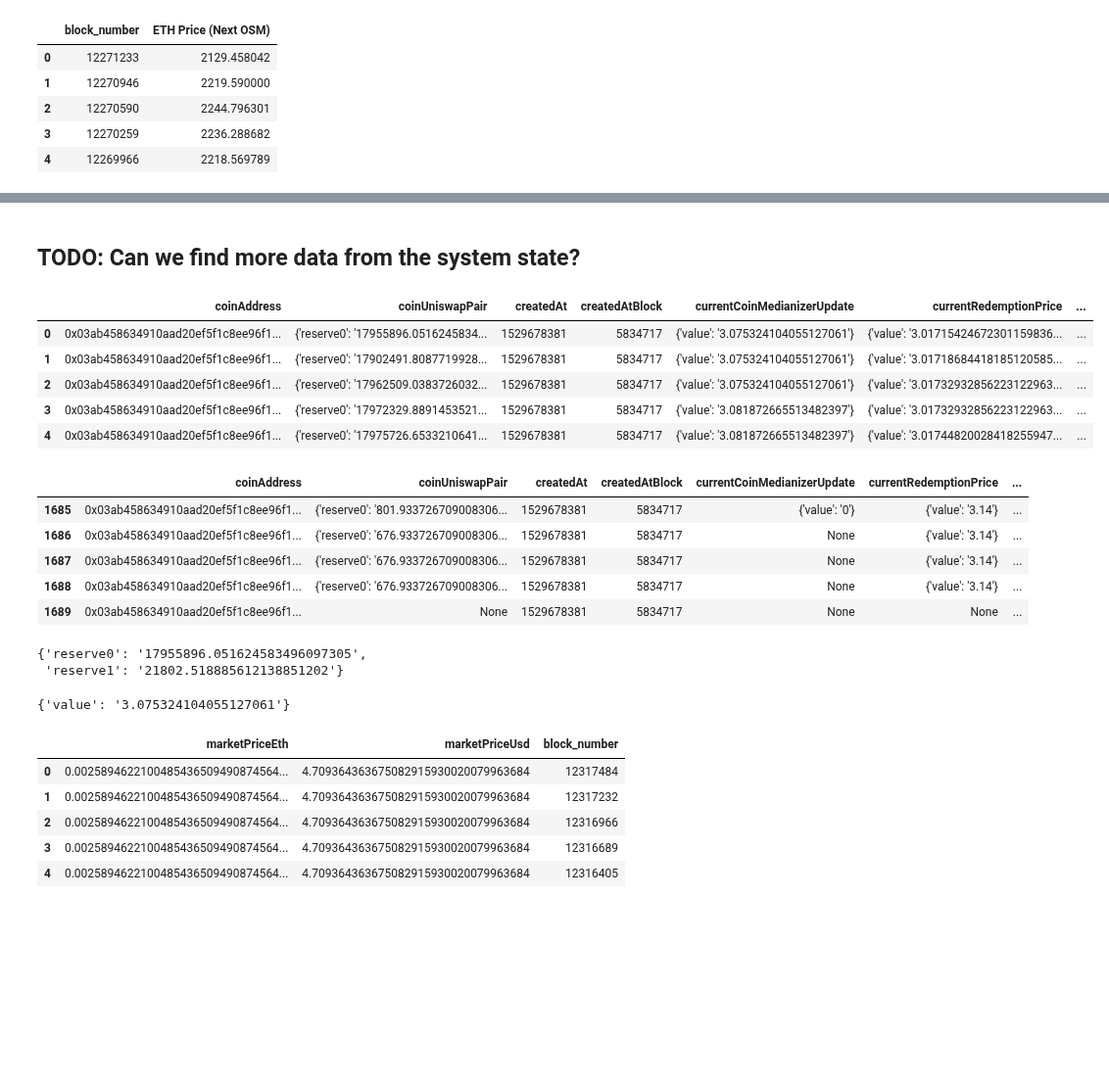
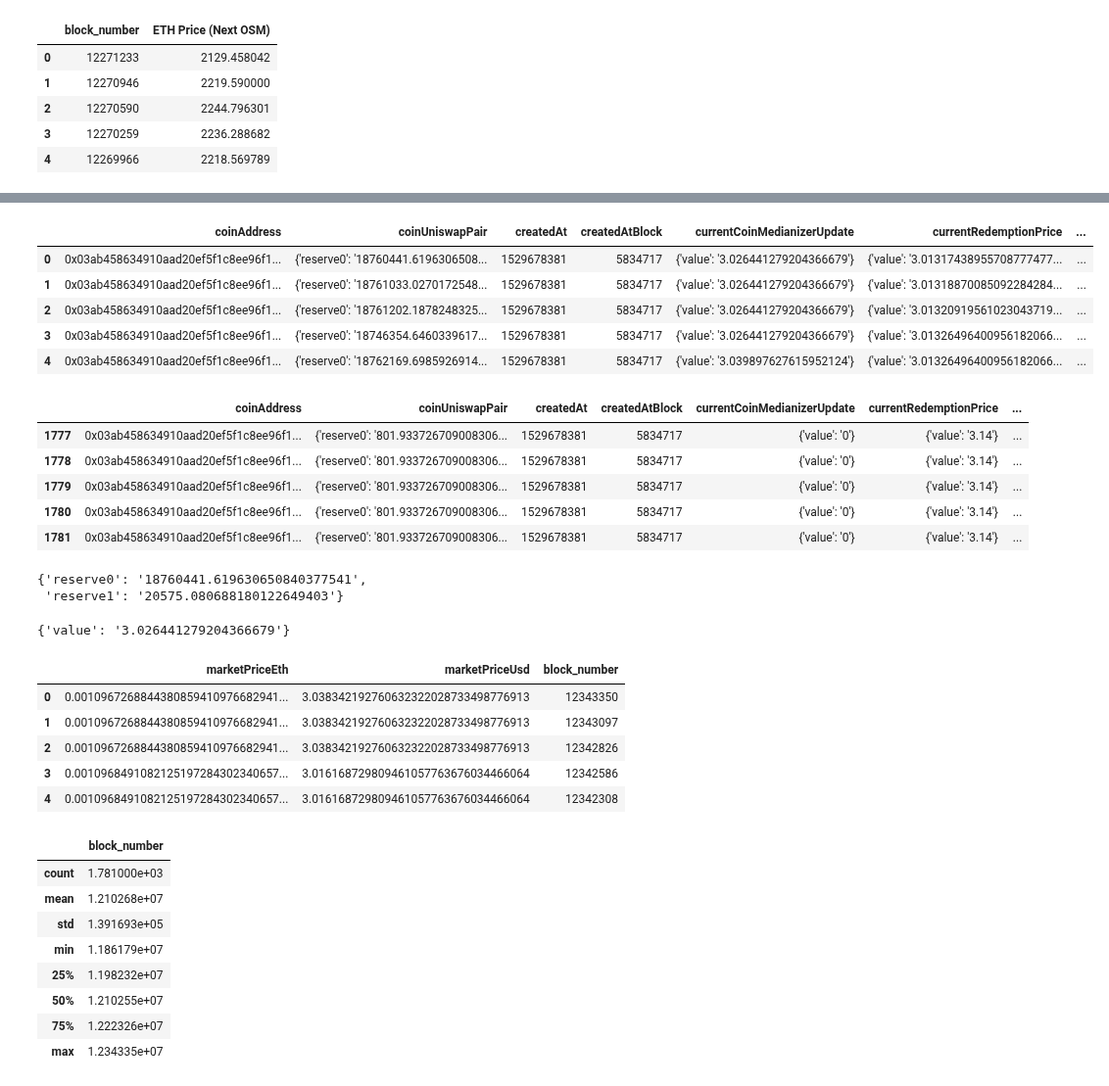
Before and after one commit to reflexer-labs/reflexer-digital-twin, a Jupyter notebook: data/data_acquisition.ipynb, the cells around one changed output, grey strips where cells are left out. Shown at 98% size. Cells and saved outputs as stored; diff of their text form; code cells hidden in the pictures; blank space fills up the shorter version.

```diff
--- a/data/data_acquisition.ipynb
+++ b/data/data_acquisition.ipynb
@@ -100,2 +101,0 @@ eth_price_OSM.head()
-# %% [markdown]
-## TODO: Can we find more data from the system state?
@@ -103,7 +141,7 @@ eth_price_OSM.head()
 blocknumbers = eth_price_OSM.block_number.values.tolist()
 
 state = []
-for i in blocknumbers:
+for i in blocknumbers[:-5]:
     query = '''
     {
       systemState(block: {number:%s},id:"current") {
@@ -121,54 +159,55 @@ for i in blocknumbers:
           createdAt
         }
         currentRedemptionPrice {
           value
         }
         erc20CoinTotalSupply
         globalDebt
         globalDebtCeiling
+        safeCount,
         totalActiveSafeCount
         coinAddress
         wethAddress
         systemSurplus
         debtAvailableToSettle
         lastPeriodicUpdate
         createdAt
         createdAtBlock
       }
     }
     ''' % i
     r = requests.post(url, json = {'query':query})
     s = json.loads(r.content)['data']['systemState']
     state.append(s)
 
 systemState = pd.DataFrame(state)
 
-systemState['block_number'] = blocknumbers
+systemState['block_number'] = blocknumbers[:-5]
 
 
 systemState.head()
 # %% [output]
 |  | coinAddress | coinUniswapPair | createdAt | createdAtBlock | currentCoinMedianizerUpdate | currentRedemptionPrice | ... |
-| 0 | 0x03ab458634910aad20ef5f1c8ee96f1... | {'reserve0': '17955896.0516245834... | 1529678381 | 5834717 | {'value': '3.075324104055127061'} | {'value': '3.01715424672301159836... | ... |
-| 1 | 0x03ab458634910aad20ef5f1c8ee96f1... | {'reserve0': '17902491.8087719928... | 1529678381 | 5834717 | {'value': '3.075324104055127061'} | {'value': '3.01718684418185120585... | ... |
-| 2 | 0x03ab458634910aad20ef5f1c8ee96f1... | {'reserve0': '17962509.0383726032... | 1529678381 | 5834717 | {'value': '3.075324104055127061'} | {'value': '3.01732932856223122963... | ... |
-| 3 | 0x03ab458634910aad20ef5f1c8ee96f1... | {'reserve0': '17972329.8891453521... | 1529678381 | 5834717 | {'value': '3.081872665513482397'} | {'value': '3.01732932856223122963... | ... |
-| 4 | 0x03ab458634910aad20ef5f1c8ee96f1... | {'reserve0': '17975726.6533210641... | 1529678381 | 5834717 | {'value': '3.081872665513482397'} | {'value': '3.01744820028418255947... | ... |
+| 0 | 0x03ab458634910aad20ef5f1c8ee96f1... | {'reserve0': '18760441.6196306508... | 1529678381 | 5834717 | {'value': '3.026441279204366679'} | {'value': '3.01317438955708777477... | ... |
+| 1 | 0x03ab458634910aad20ef5f1c8ee96f1... | {'reserve0': '18761033.0270172548... | 1529678381 | 5834717 | {'value': '3.026441279204366679'} | {'value': '3.01318870085092284284... | ... |
+| 2 | 0x03ab458634910aad20ef5f1c8ee96f1... | {'reserve0': '18761202.1878248325... | 1529678381 | 5834717 | {'value': '3.026441279204366679'} | {'value': '3.01320919561023043719... | ... |
+| 3 | 0x03ab458634910aad20ef5f1c8ee96f1... | {'reserve0': '18746354.6460339617... | 1529678381 | 5834717 | {'value': '3.026441279204366679'} | {'value': '3.01326496400956182066... | ... |
+| 4 | 0x03ab458634910aad20ef5f1c8ee96f1... | {'reserve0': '18762169.6985926914... | 1529678381 | 5834717 | {'value': '3.039897627615952124'} | {'value': '3.01326496400956182066... | ... |
 # %%
 systemState.tail()
 # %% [output]
 |  | coinAddress | coinUniswapPair | createdAt | createdAtBlock | currentCoinMedianizerUpdate | currentRedemptionPrice | ... |
-| 1685 | 0x03ab458634910aad20ef5f1c8ee96f1... | {'reserve0': '801.933726709008306... | 1529678381 | 5834717 | {'value': '0'} | {'value': '3.14'} | ... |
-| 1686 | 0x03ab458634910aad20ef5f1c8ee96f1... | {'reserve0': '676.933726709008306... | 1529678381 | 5834717 | None | {'value': '3.14'} | ... |
-| 1687 | 0x03ab458634910aad20ef5f1c8ee96f1... | {'reserve0': '676.933726709008306... | 1529678381 | 5834717 | None | {'value': '3.14'} | ... |
-| 1688 | 0x03ab458634910aad20ef5f1c8ee96f1... | {'reserve0': '676.933726709008306... | 1529678381 | 5834717 | None | {'value': '3.14'} | ... |
-| 1689 | 0x03ab458634910aad20ef5f1c8ee96f1... | None | 1529678381 | 5834717 | None | None | ... |
+| 1777 | 0x03ab458634910aad20ef5f1c8ee96f1... | {'reserve0': '801.933726709008306... | 1529678381 | 5834717 | {'value': '0'} | {'value': '3.14'} | ... |
+| 1778 | 0x03ab458634910aad20ef5f1c8ee96f1... | {'reserve0': '801.933726709008306... | 1529678381 | 5834717 | {'value': '0'} | {'value': '3.14'} | ... |
+| 1779 | 0x03ab458634910aad20ef5f1c8ee96f1... | {'reserve0': '801.933726709008306... | 1529678381 | 5834717 | {'value': '0'} | {'value': '3.14'} | ... |
+| 1780 | 0x03ab458634910aad20ef5f1c8ee96f1... | {'reserve0': '801.933726709008306... | 1529678381 | 5834717 | {'value': '0'} | {'value': '3.14'} | ... |
+| 1781 | 0x03ab458634910aad20ef5f1c8ee96f1... | {'reserve0': '801.933726709008306... | 1529678381 | 5834717 | {'value': '0'} | {'value': '3.14'} | ... |
 # %%
 systemState.coinUniswapPair.values[0]
 # %% [output]
-{'reserve0': '17955896.051624583496097305',
- 'reserve1': '21802.518885612138851202'}
+{'reserve0': '18760441.619630650840377541',
+ 'reserve1': '20575.080688180122649403'}
 # %%
 systemState.currentCoinMedianizerUpdate.values[0]
 # %% [output]
-{'value': '3.075324104055127061'}
+{'value': '3.026441279204366679'}
@@ -197,11 +233,14 @@ systemState = systemState[['debtAvailableToSettle','erc20CoinTotalSupply','globa
                            'RedemptionRateHourlyRate', 'RedemptionRateEightHourlyRate',
                         'RedemptionPrice', 'RAIInUniswapV2(RAI/ETH)']]
 # %%
+#       hourlyStats(block: {number:%s}) {
+
+
 hourly = []
-for i in blocknumbers[:-1]:
+for i in blocknumbers[1:-5]:
     query = '''
     {
-      hourlyStats(block: {number:%s}) {
+      hourlyStats(where: {blockNumber_gt: %s}) {
         marketPriceUsd # price of COIN in USD (uni pool price * ETH median price)
         marketPriceEth # Price of COIN in ETH (uni pool price)
       }
@@ -213,15 +252,27 @@ for i in blocknumbers[:-1]:
 
 hourlyStats = pd.DataFrame(hourly)
 
-hourlyStats['block_number'] = blocknumbers[:-1]
+hourlyStats['block_number'] = blocknumbers[1:-5]
 
 hourlyStats.head()
 # %% [output]
 |  | marketPriceEth | marketPriceUsd | block_number |
-| 0 | 0.0025894622100485436509490874564... | 4.709364363675082915930020079963684 | 12317484 |
-| 1 | 0.0025894622100485436509490874564... | 4.709364363675082915930020079963684 | 12317232 |
-| 2 | 0.0025894622100485436509490874564... | 4.709364363675082915930020079963684 | 12316966 |
-| 3 | 0.0025894622100485436509490874564... | 4.709364363675082915930020079963684 | 12316689 |
-| 4 | 0.0025894622100485436509490874564... | 4.709364363675082915930020079963684 | 12316405 |
+| 0 | 0.0010967268844380859410976682941... | 3.038342192760632322028733498776913 | 12343350 |
+| 1 | 0.0010967268844380859410976682941... | 3.038342192760632322028733498776913 | 12343097 |
+| 2 | 0.0010967268844380859410976682941... | 3.038342192760632322028733498776913 | 12342826 |
+| 3 | 0.0010968491082125197284302340657... | 3.016168729809461057763676034466064 | 12342586 |
+| 4 | 0.0010968491082125197284302340657... | 3.016168729809461057763676034466064 | 12342308 |
+# %%
+hourlyStats.describe()
+# %% [output]
+|  | block_number |
+| count | 1.781000e+03 |
+| mean | 1.210268e+07 |
+| std | 1.391693e+05 |
+| min | 1.186179e+07 |
+| 25% | 1.198232e+07 |
+| 50% | 1.210255e+07 |
+| 75% | 1.222326e+07 |
+| max | 1.234335e+07 |
 # %%
 safehistories = []
```
Also changed, not shown: parts of 14 cells of this notebook, 3 other files.
